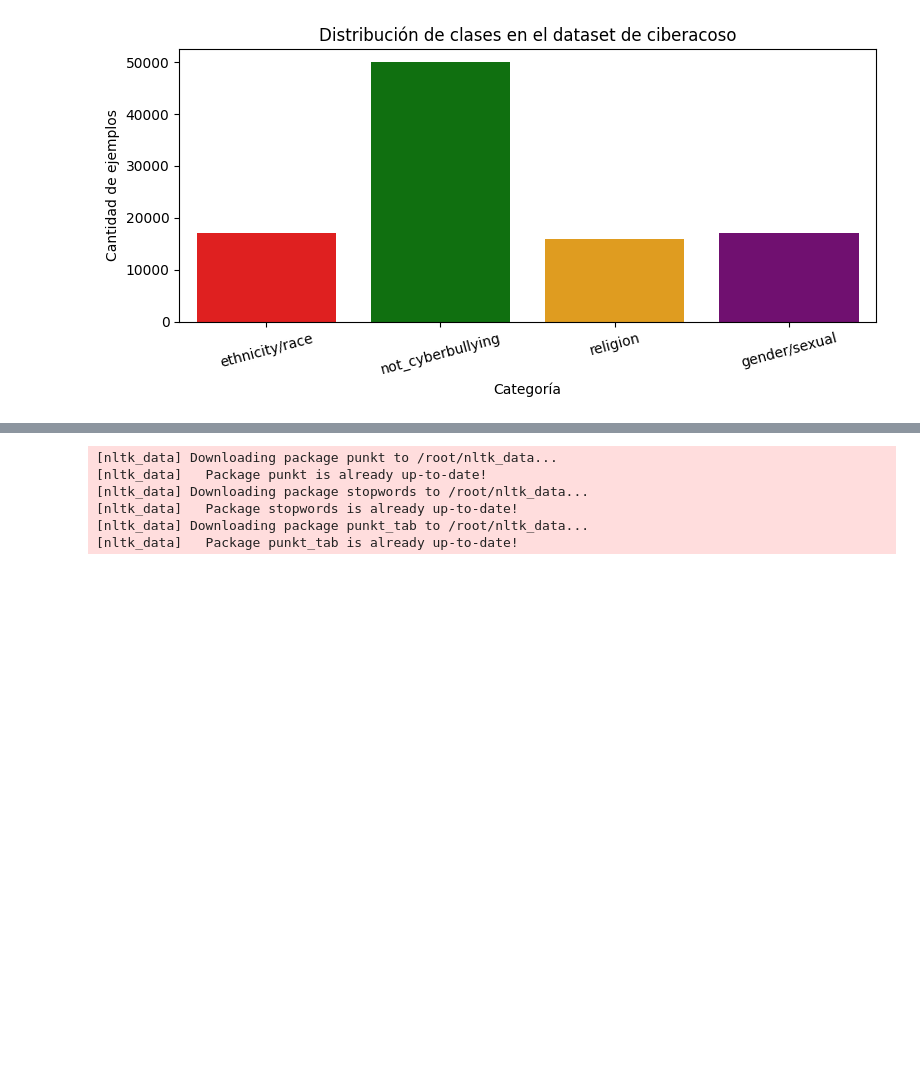
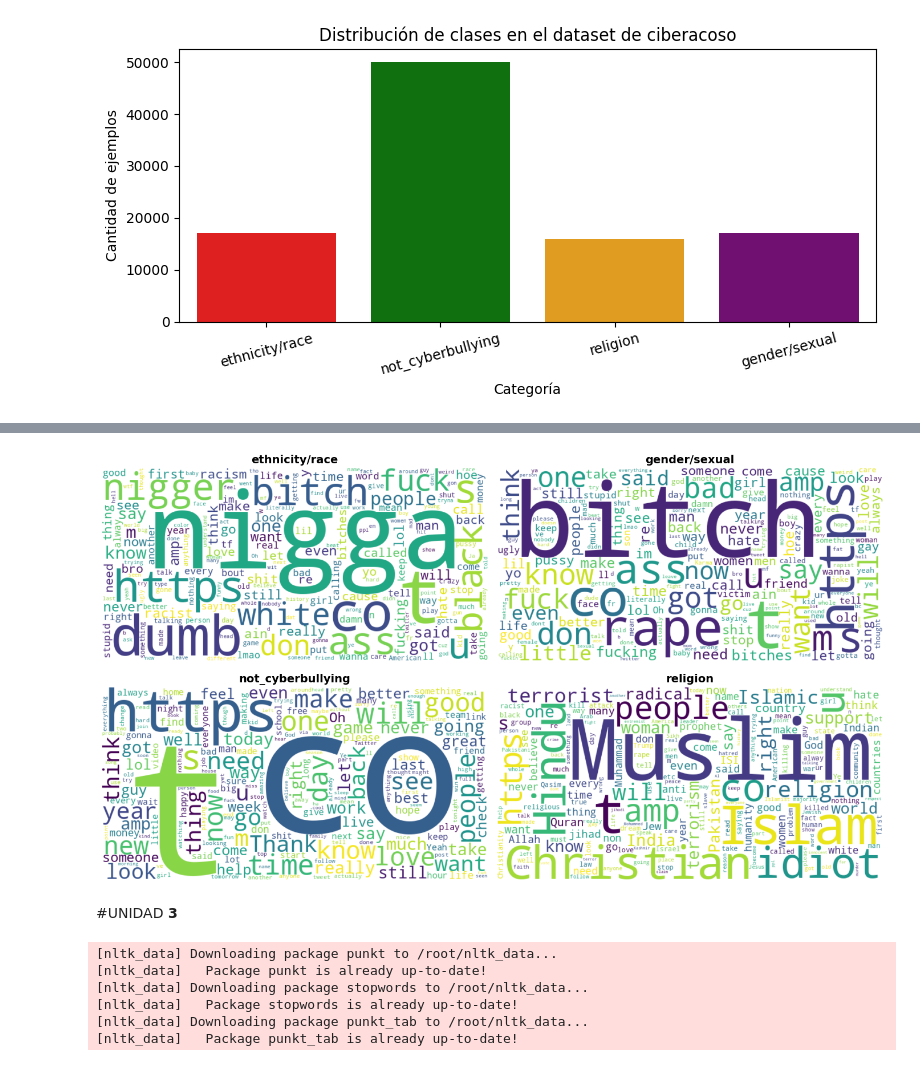
Before and after one commit to Luis-For/CiberBullying-Detection, a Jupyter notebook: Cyberbullying_Detection_using_NLP_and_Machine_Learning.ipynb, the cells around one changed output, grey strips where cells are left out. Saved outputs shown, nothing was run; the diff lists cells and outputs as text; code cells hidden in the pictures; blank space fills up the shorter version.

```diff
--- a/Cyberbullying_Detection_using_NLP_and_Machine_Learning.ipynb
+++ b/Cyberbullying_Detection_using_NLP_and_Machine_Learning.ipynb
@@ -286,0 +305,15 @@ plt.show()
+# %%
+# Mostrar cantidad inicial de registros
+print(f"Registros originales: {len(df)}")
+
+# Eliminar filas con valores nulos en 'text' o 'label'
+df = df.dropna(subset=['text', 'label'])
+
+# Eliminar duplicados basados en el texto original
+df = df.drop_duplicates(subset=['text'])
+
+# Mostrar cantidad final de registros
+print(f"Después de eliminar nulos y duplicados: {len(df)} registros")
+
+# Vista previa del DataFrame limpio
+df.head(10)
@@ -287,3 +494,39 @@ plt.show()
+# %%
+# Importar las librerías necesarias
+from wordcloud import WordCloud
+import matplotlib.pyplot as plt
+import pandas as pd
+
+# Agrupar las palabras por categoría (etiqueta)
+# Se asume que 'df' contiene las columnas 'label' y 'text'
+palabras_por_categoria = df.groupby('label')['text'].apply(lambda x: ' '.join(x.astype(str)))
+
+# Crear un WordCloud para cada categoría
+wordclouds = {}
+for categoria, texto in palabras_por_categoria.items():
+    wc = WordCloud(
+        width=800,
+        height=400,
+        background_color='white',
+        collocations=False
+    ).generate(texto)
+    wordclouds[categoria] = wc
+
+# Mostrar los WordClouds para cada categoría
+plt.figure(figsize=(14, 8))
+
+for i, (categoria, wc) in enumerate(wordclouds.items(), start=1):
+    plt.subplot(2, 2, i)
+    plt.imshow(wc, interpolation='bilinear')
+    plt.title(categoria, fontsize=14, weight='bold')
+    plt.axis('off')
+
+plt.tight_layout()
+plt.show()
+# %% [output]
+[figure, added]
+# %% [markdown]
+#UNIDAD **3**
 # %%
 import re
 import nltk
```
Also changed, not shown: parts of 20 cells of this notebook.
